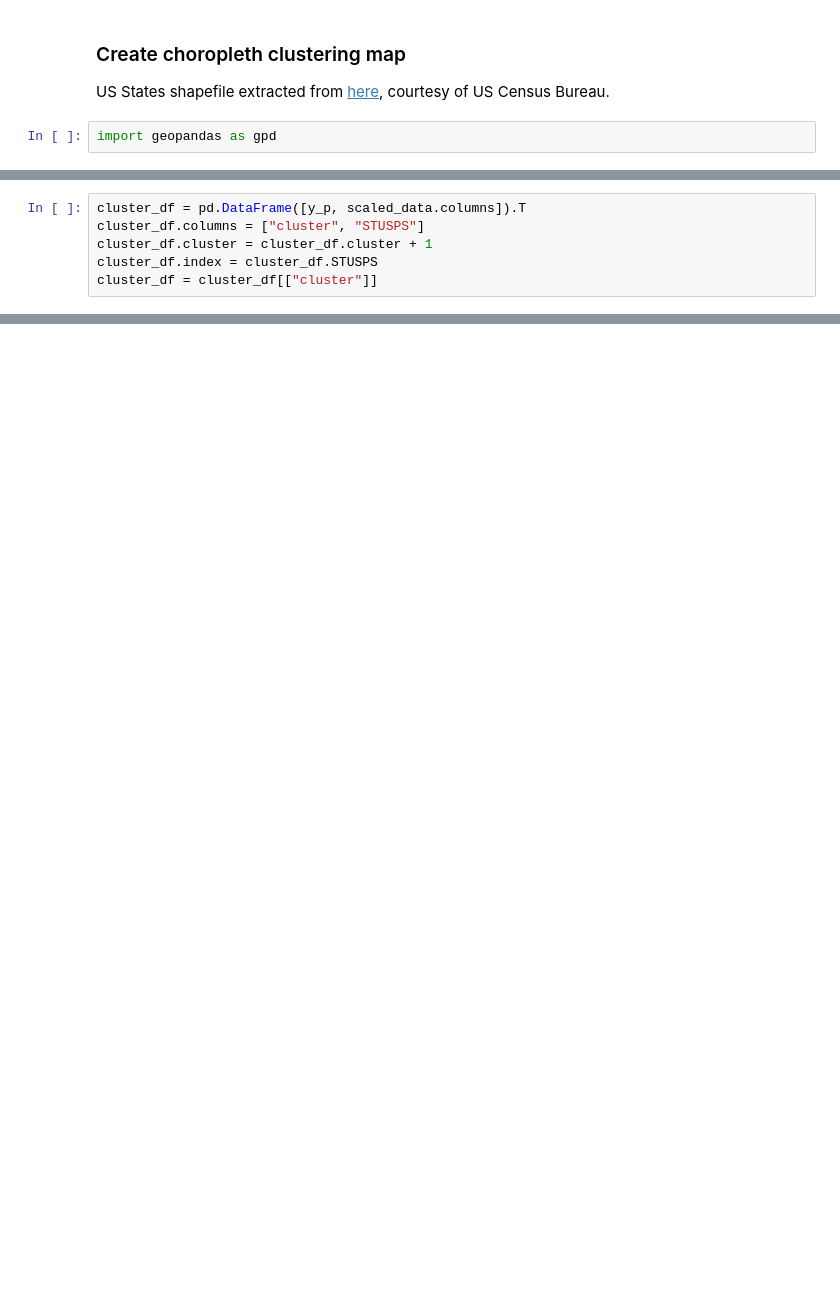
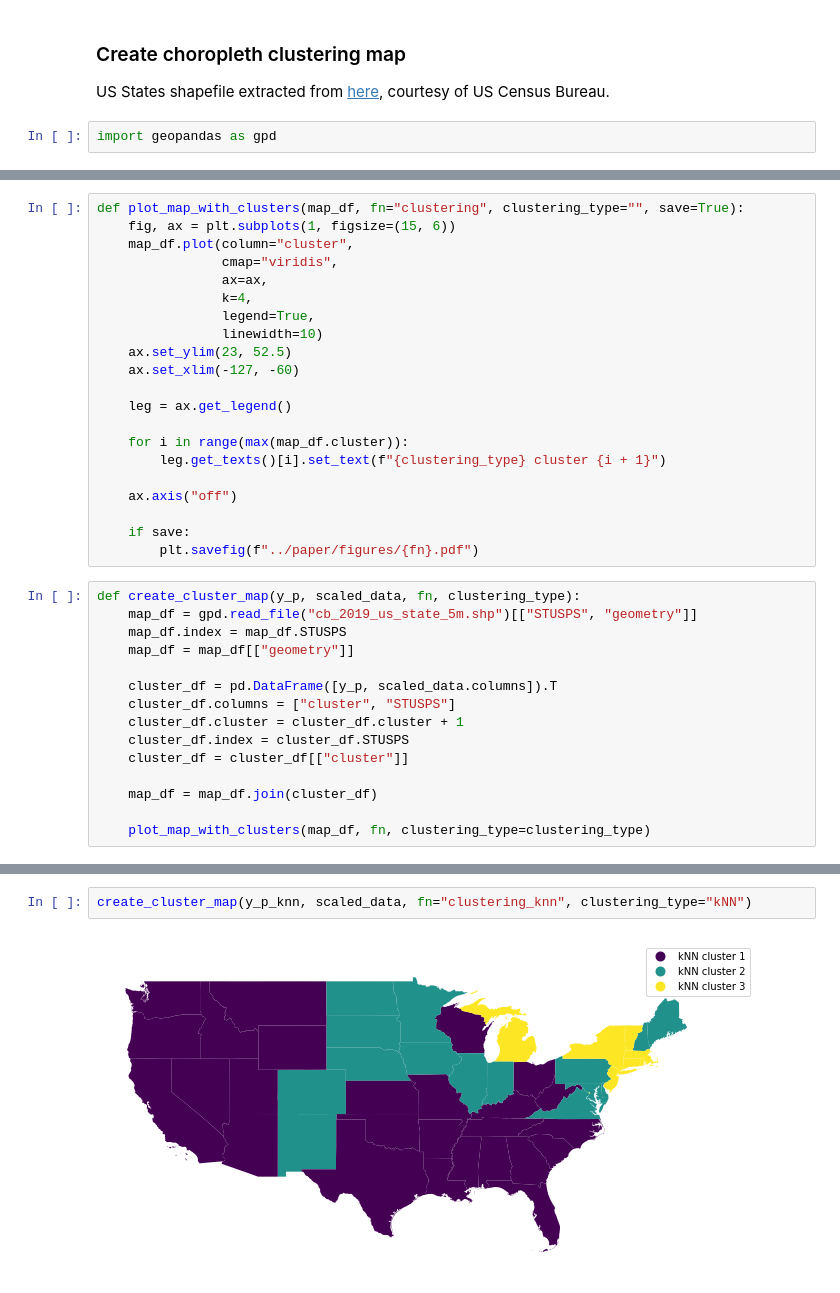
Before and after one commit to chrisvoncsefalvay/covid19-dynamic-time-clustering, a Jupyter notebook: notebooks/Dynamic time clustering.ipynb, the cells around one changed output, grey strips where cells are left out. Drawn from its saved outputs; the diff is of its cells as text; blank space fills up the shorter version.

```diff
--- a/notebooks/Dynamic time clustering.ipynb
+++ b/notebooks/Dynamic time clustering.ipynb
@@ -95,6 +175,36 @@ map_df = map_df[["geometry"]]
+# %%
+def plot_map_with_clusters(map_df, fn="clustering", clustering_type="", save=True):
+    fig, ax = plt.subplots(1, figsize=(15, 6))
+    map_df.plot(column="cluster",
+                cmap="viridis",
+                ax=ax,
+                k=4,
+                legend=True,
+                linewidth=10)
+    ax.set_ylim(23, 52.5)
+    ax.set_xlim(-127, -60)
+
+    leg = ax.get_legend()
+
+    for i in range(max(map_df.cluster)):
+        leg.get_texts()[i].set_text(f"{clustering_type} cluster {i + 1}")
+
+    ax.axis("off")
+
+    if save:
+        plt.savefig(f"../paper/figures/{fn}.pdf")
 # %%
-cluster_df = pd.DataFrame([y_p, scaled_data.columns]).T
-cluster_df.columns = ["cluster", "STUSPS"]
-cluster_df.cluster = cluster_df.cluster + 1
-cluster_df.index = cluster_df.STUSPS
-cluster_df = cluster_df[["cluster"]]
+def create_cluster_map(y_p, scaled_data, fn, clustering_type):
+    map_df = gpd.read_file("cb_2019_us_state_5m.shp")[["STUSPS", "geometry"]]
+    map_df.index = map_df.STUSPS
+    map_df = map_df[["geometry"]]
+
+    cluster_df = pd.DataFrame([y_p, scaled_data.columns]).T
+    cluster_df.columns = ["cluster", "STUSPS"]
+    cluster_df.cluster = cluster_df.cluster + 1
+    cluster_df.index = cluster_df.STUSPS
+    cluster_df = cluster_df[["cluster"]]
+
+    map_df = map_df.join(cluster_df)
+
+    plot_map_with_clusters(map_df, fn, clustering_type=clustering_type)
@@ -118,0 +211,4 @@ def plot_map_with_clusters(map_df, save=True):
+# %%
+create_cluster_map(y_p_knn, scaled_data, fn="clustering_knn", clustering_type="kNN")
+# %% [output]
+[figure, added]
```
Also changed, not shown: parts of 34 cells of this notebook, 5 other files.
